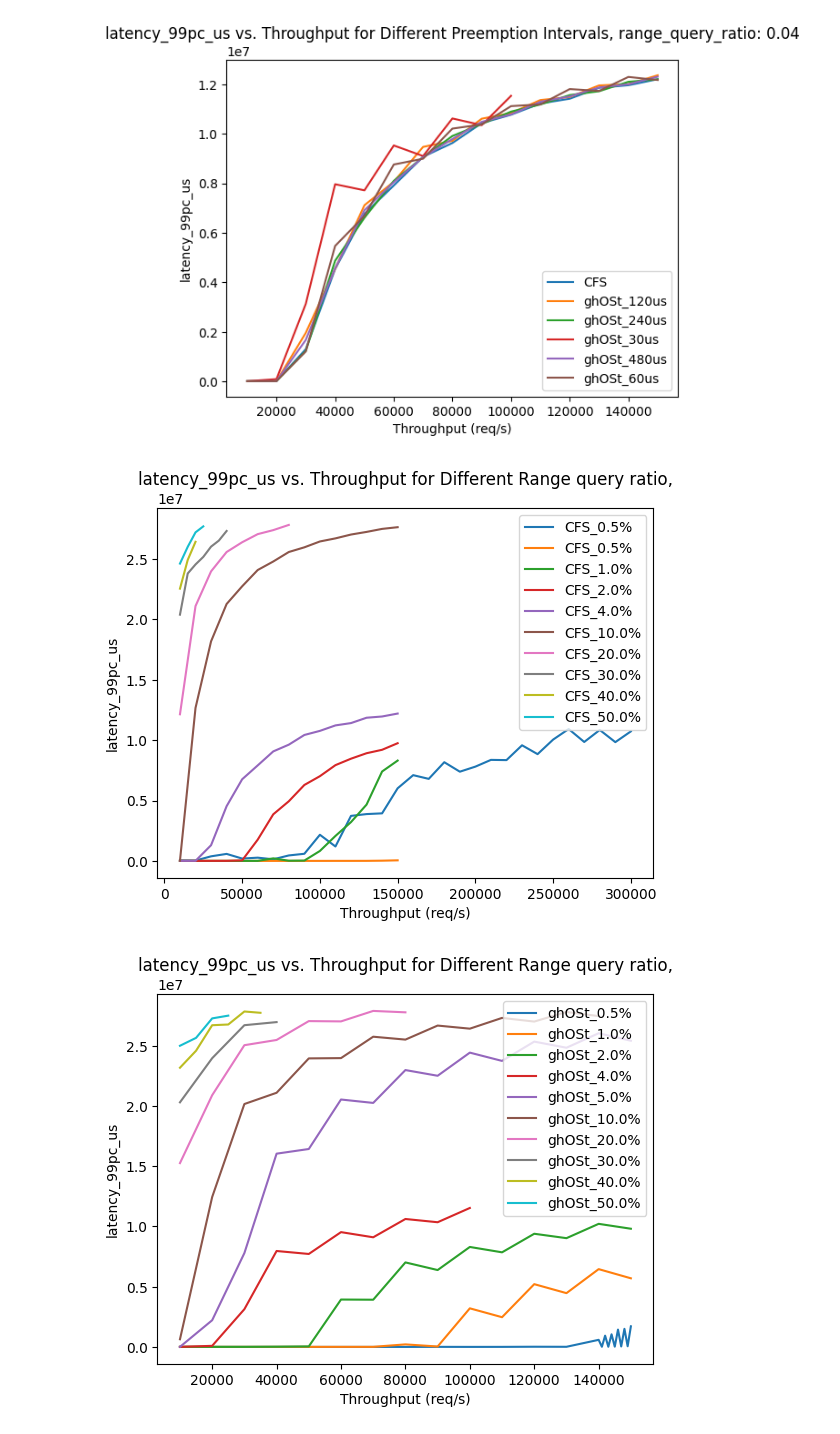
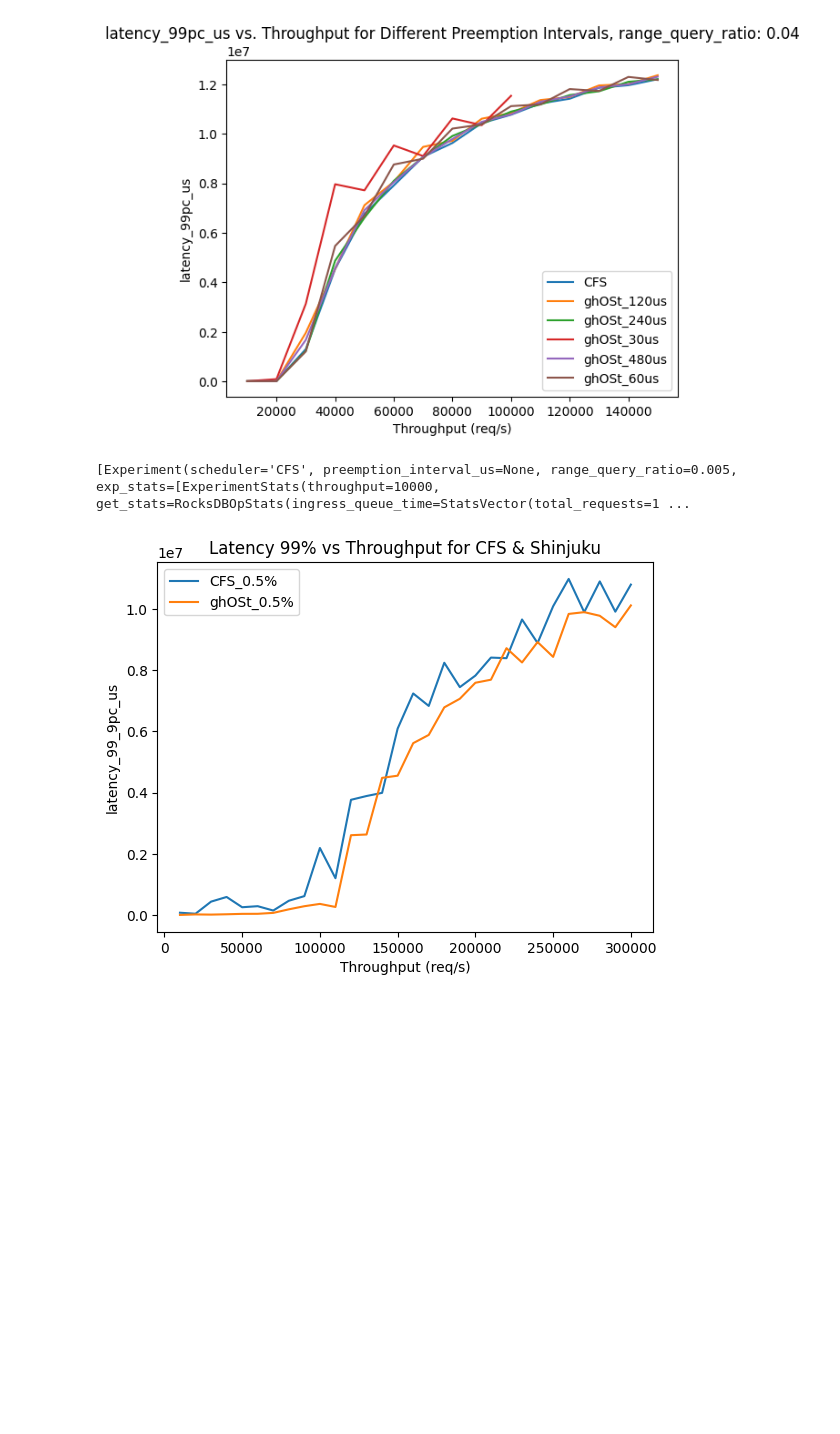
Before and after one commit to show981111/ghost-userspace, a Jupyter notebook: plot/draw.ipynb, the cells around one changed output. Cells and saved outputs as stored; diff of their text form; code cells hidden in the pictures; blank space fills up the shorter version.

Commit message:
diff query duration

```diff
--- a/plot/draw.ipynb
+++ b/plot/draw.ipynb
@@ -116,22 +116,23 @@ for key, val in diff_wkld_dict.items():
 # %%
 diff_wkld = glob.glob("../0.005/*")
 diff_wkld.sort()
 
 diff_wkld_res = [parse_experiment_result(file) for file in diff_wkld]
 
 # ghost = []
 # cfs = []
 
 # for item in diff_wkld_res:
 #     if item.scheduler == "CFS":
 #         cfs.append(item)
 #     else :
 #         ghost.append(item)
 
 
 # for item in diff_wkld_res:
-plot_preemption_stats(diff_wkld_res, key="latency_99pc_us", label_format = "ratio")
+print(diff_wkld_res)
+plot_preemption_stats(diff_wkld_res, key="latency_99_9pc_us", label_format = "ratio", title = "Latency 99% vs Throughput for CFS & Shinjuku")
 # plot_preemption_stats(ghost, key="latency_99pc_us", label_format = "ratio")
 # %% [output]
+[Experiment(scheduler='CFS', preemption_interval_us=None, range_query_ratio=0.005, exp_stats=[ExperimentStats(throughput=10000, get_stats=RocksDBOpStats(ingress_queue_time=StatsVector(total_requests=1 ...
-[figure, old version]
+[figure, new version]
-[figure, removed]
```
Also changed, not shown: parts of 2 cells of this notebook, 6 other files.
